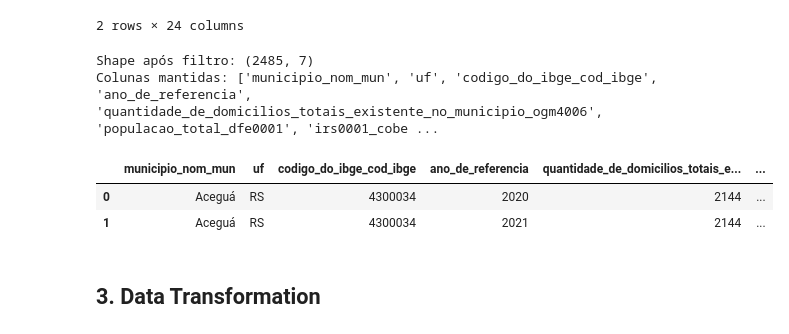
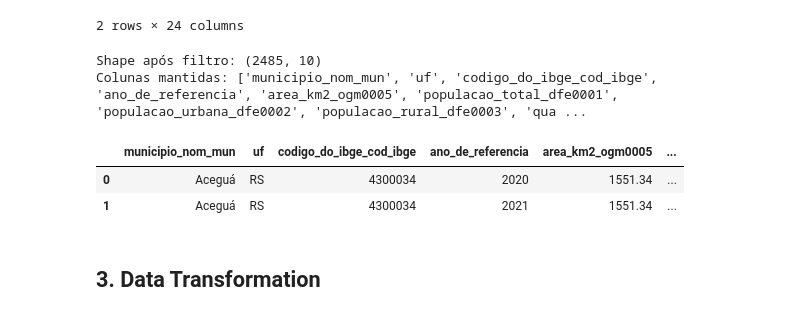
Before and after one commit to gabrielacmacc/cd-trabfinal, a Jupyter notebook: notebooks/dengue.ipynb, the cells around one changed output. Drawn from its saved outputs; the diff is of its cells as text; code cells hidden in the pictures.

```diff
--- a/notebooks/dengue.ipynb
+++ b/notebooks/dengue.ipynb
@@ -174,24 +174,44 @@ Numerical columns: ['codigo_do_ibge_cod_ibge', 'ano_de_referencia', 'populacao_t
 | 1 | True | 4300034 | Aceguá | 2021 | RS | ... |
 2 rows × 24 columns
 # %%
-# Manter apenas colunas especificadas
+# Remover códigos numéricos dos nomes de colunas e manter apenas colunas com texto legível
+snis_sinisa_clean = snis_sinisa_clean.rename(columns=lambda c: c
+    .replace('_dfe0001', '')
+    .replace('_dfe0002', '')
+    .replace('_dfe0003', '')
+    .replace('_ogm4006', '')
+    .replace('_ogm4004', '')
+    .replace('_ogm4005', '')
+    .replace('_ogm0005', '')
+    .replace('irs0001_', '')
+)
+
 cat_cols_to_keep = ['municipio_nom_mun', 'uf']
-num_cols_to_keep = ['codigo_do_ibge_cod_ibge', 'ano_de_referencia','quantidade_de_domicilios_totais_existente_no_municipio_ogm4006','populacao_total_dfe0001','irs0001_cobertura_da_populacao_total_com_coleta_de_residuos_solidos_domiciliares_percentual']
+num_cols_to_keep = [
+    'codigo_do_ibge_cod_ibge',
+    'ano_de_referencia',
+    'area_km2',
+    'populacao_total',
+    'populacao_urbana',
+    'populacao_rural',
+    'quantidade_de_domicilios_totais_existente_no_municipio',
+    'cobertura_da_populacao_total_com_coleta_de_residuos_solidos_domiciliares_percentual'
+]
 
 # Verificar quais colunas existem
 existing_cols = [col for col in cat_cols_to_keep + num_cols_to_keep if col in snis_sinisa_clean.columns]
 
 snis_sinisa_clean = snis_sinisa_clean[existing_cols]
 
 print(f"Shape após filtro: {snis_sinisa_clean.shape}")
 print(f"Colunas mantidas: {snis_sinisa_clean.columns.tolist()}")
 snis_sinisa_clean.head(2)
 # %% [output]
-Shape após filtro: (2485, 7)
-Colunas mantidas: ['municipio_nom_mun', 'uf', 'codigo_do_ibge_cod_ibge', 'ano_de_referencia', 'quantidade_de_domicilios_totais_existente_no_municipio_ogm4006', 'populacao_total_dfe0001', 'irs0001_cobe ...
+Shape após filtro: (2485, 10)
+Colunas mantidas: ['municipio_nom_mun', 'uf', 'codigo_do_ibge_cod_ibge', 'ano_de_referencia', 'area_km2_ogm0005', 'populacao_total_dfe0001', 'populacao_urbana_dfe0002', 'populacao_rural_dfe0003', 'qua ...
-|  | municipio_nom_mun | uf | codigo_do_ibge_cod_ibge | ano_de_referencia | quantidade_de_domicilios_totais_e... | ... |
-| 0 | Aceguá | RS | 4300034 | 2020 | 2144 | ... |
-| 1 | Aceguá | RS | 4300034 | 2021 | 2144 | ... |
+|  | municipio_nom_mun | uf | codigo_do_ibge_cod_ibge | ano_de_referencia | area_km2_ogm0005 | ... |
+| 0 | Aceguá | RS | 4300034 | 2020 | 1551.34 | ... |
+| 1 | Aceguá | RS | 4300034 | 2021 | 1551.34 | ... |
 # %% [markdown]
 ## 3. Data Transformation
 # %%
```
Also changed, not shown: parts of 11 cells of this notebook, 14 other files.
